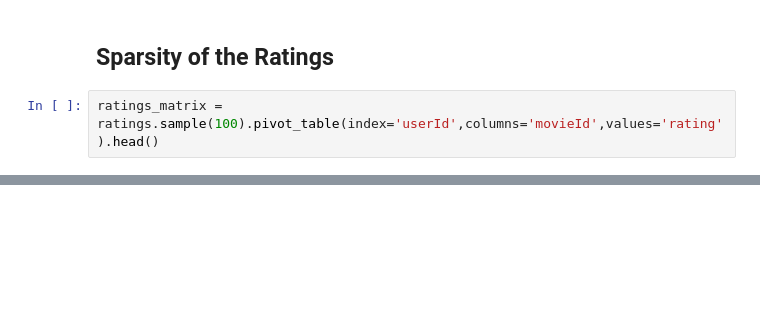
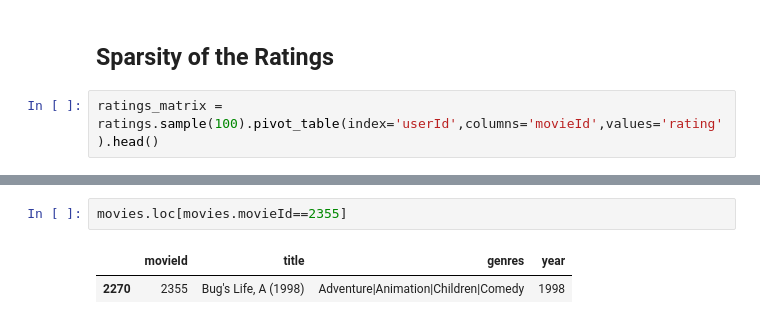
Before and after one commit to lrargerich/7506, a Jupyter notebook: Notebooks/MovieLens.ipynb, the cells around one changed output, grey strips where cells are left out. Cells and saved outputs as stored; diff of their text form; blank space fills up the shorter version.

```diff
--- a/Notebooks/MovieLens.ipynb
+++ b/Notebooks/MovieLens.ipynb
@@ -240,0 +241,5 @@ sns.heatmap(ratings_matrix);
+# %%
+movies.loc[movies.movieId==2355]
+# %% [output]
+|  | movieId | title | genres | year |
+| 2270 | 2355 | Bug's Life, A (1998) | Adventure|Animation|Children|Comedy | 1998 |
```
Also changed, not shown: parts of 6 cells of this notebook.
